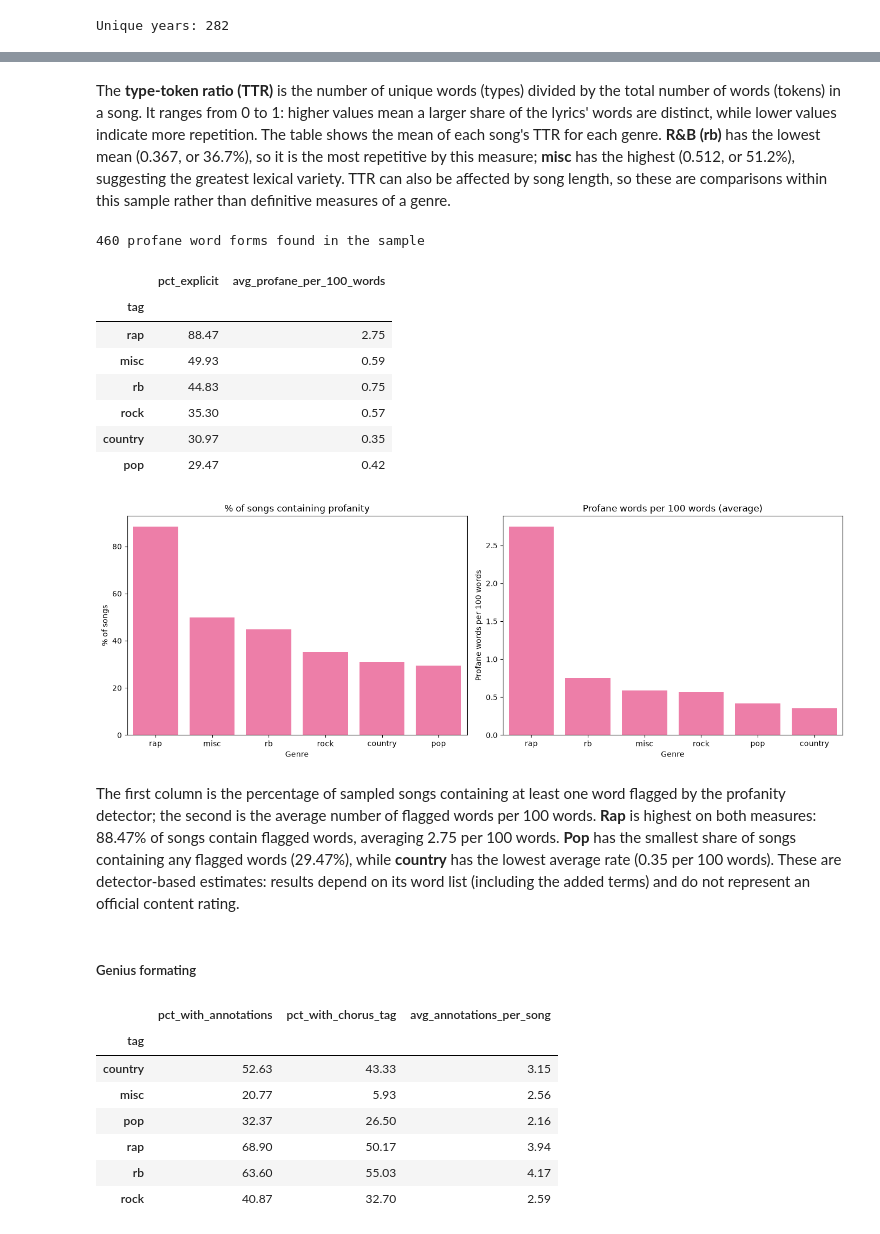
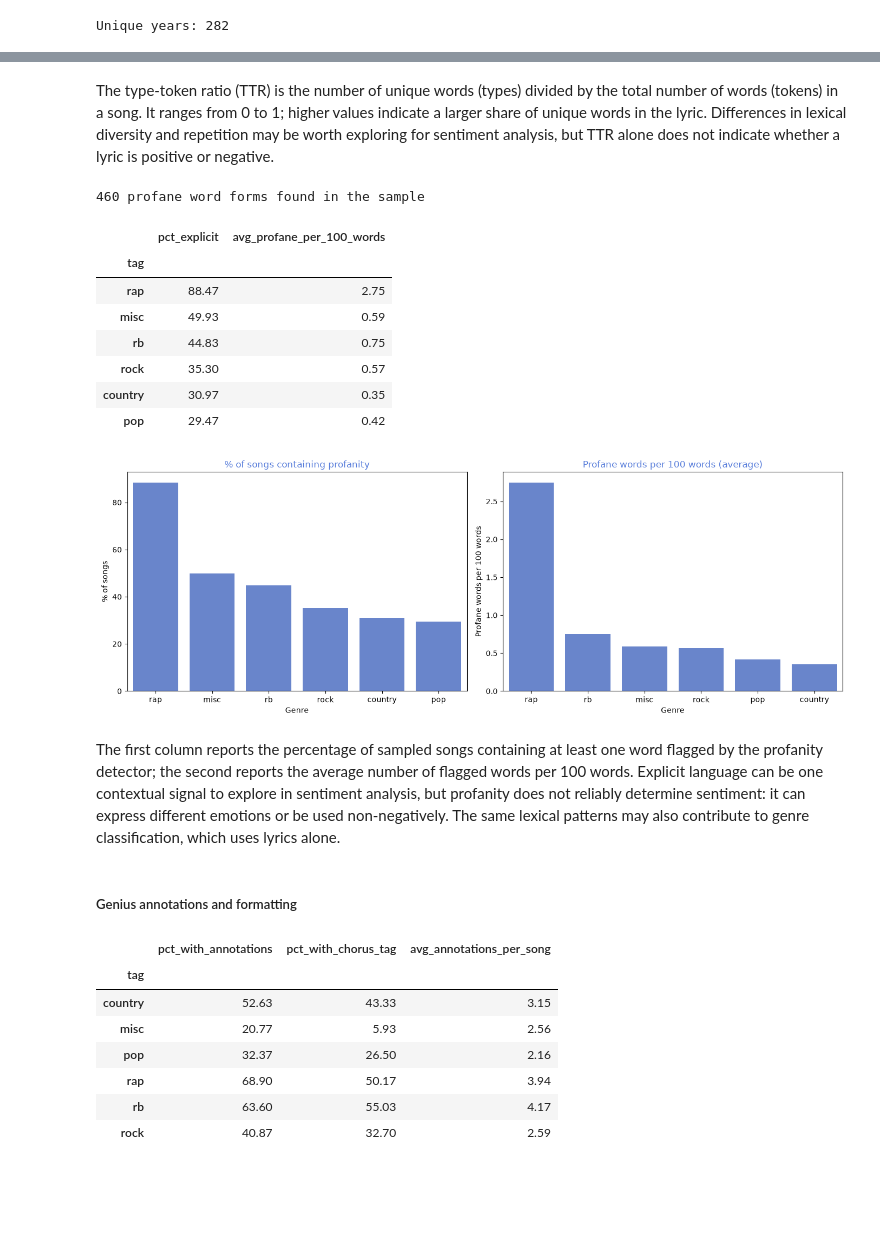
Before and after one commit to jnfpm/Text-Mining-, a Jupyter notebook: EDA.ipynb, the cells around one changed output, grey strips where cells are left out. Cells and saved outputs as stored; diff of their text form; code cells hidden in the pictures; blank space fills up the shorter version.

```diff
--- a/EDA.ipynb
+++ b/EDA.ipynb
@@ -56,7 +60,10 @@ import pandas as pd
 import matplotlib.pyplot as plt
 import seaborn as sns
 import numpy as np
-from sklearn.model_selection import train_test_split
 import importlib, utils
-importlib.reload(utils)
-from utils import get_info_batch, get_song_info, fix_translation_artists, fix_all_translation_artists
+
+
+PRIMARY_COLOR = "#4166c4"
+SECONDARY_COLOR = "#597edb"
+CHART_COLORS = sns.color_palette(sns.light_palette(SECONDARY_COLOR, n_colors=6, reverse=True))
+plt.rcParams.update({'axes.titlecolor': SECONDARY_COLOR, 'axes.titleweight': 'normal'})
@@ -247,12 +303,12 @@ tags = df_train['tag'].unique()
 df_train['lyrics_length'] = df_train['lyrics'].str.len()
 
 fig, axes = plt.subplots(2, 3, figsize=(15, 8), sharex=True, sharey=True)
-pink = '#ff6ca4'
+pink = SECONDARY_COLOR
 
 for ax, tag in zip(axes.flatten(), tags):
     subset = df_train[df_train['tag'] == tag]
     sns.kdeplot(data=subset, x='lyrics_length', ax=ax, fill=True, color=pink, alpha=0.65)
-    ax.set_title(tag)
+    ax.set_title(tag, color=SECONDARY_COLOR, fontweight='normal')
     ax.set_xlabel('Lyrics length (characters)')
 
 plt.xlim(0, df_train['lyrics_length'].quantile(0.99))  # clip long tail
@@ -469,6 +524,5 @@ plt.show()
 # %% [markdown]
-
-The **type-token ratio (TTR)** is the number of unique words (types) divided by the total number of words (tokens) in a song. It ranges from 0 to 1: higher values mean a larger share of the lyrics' words are distinct, while lower values indicate more repetition. The table shows the mean of each song's TTR for each genre. **R&B (rb)** has the lowest mean (0.367, or 36.7%), so it is the most repetitive by this measure; **misc** has the highest (0.512, or 51.2%), suggesting the greatest lexical variety. TTR can also be affected by song length, so these are comparisons within this sample rather than definitive measures of a genre.
+The type-token ratio (TTR) is the number of unique words (types) divided by the total number of words (tokens) in a song. It ranges from 0 to 1; higher values indicate a larger share of unique words in the lyric. Differences in lexical diversity and repetition may be worth exploring for sentiment analysis, but TTR alone does not indicate whether a lyric is positive or negative.
 # %%
 
 
@@ -486,41 +540,40 @@ print(f"{len(profane_vocab)} profane word forms found in the sample")
 sample_df['profane_count'] = words.apply(lambda song: sum(w in profane_vocab for w in song))
 sample_df['has_profanity'] = sample_df['profane_count'] > 0
 sample_df['profanity_per_100_words'] = 100 * sample_df['profane_count'] / sample_df['word_count'].replace(0, np.nan)
 
 profanity_by_genre = sample_df.groupby('tag').agg(
     pct_explicit=('has_profanity', lambda s: 100 * s.mean()),
     avg_profane_per_100_words=('profanity_per_100_words', 'mean'),
 ).round(2).sort_values('pct_explicit', ascending=False)
 display(profanity_by_genre)
 
 fig, axes = plt.subplots(1, 2, figsize=(14, 5))
 sns.barplot(x=profanity_by_genre.index, y=profanity_by_genre['pct_explicit'], color=pink, ax=axes[0])
-axes[0].set_title('% of songs containing profanity')
+axes[0].set_title('% of songs containing profanity', color=SECONDARY_COLOR, fontweight='normal')
 axes[0].set_xlabel('Genre')
 axes[0].set_ylabel('% of songs')
 profanity_rate_order = profanity_by_genre['avg_profane_per_100_words'].sort_values(ascending=False).index
 sns.barplot(x=profanity_by_genre.index, y=profanity_by_genre['avg_profane_per_100_words'], order=profanity_rate_order, color=pink, ax=axes[1])
-axes[1].set_title('Profane words per 100 words (average)')
+axes[1].set_title('Profane words per 100 words (average)', color=SECONDARY_COLOR, fontweight='normal')
 axes[1].set_xlabel('Genre')
 axes[1].set_ylabel('Profane words per 100 words')
 plt.tight_layout()
 plt.show()
 # %% [output]
 460 profane word forms found in the sample
 |  | pct_explicit | avg_profane_per_100_words |
 | tag |  |  |
 | rap | 88.47 | 2.75 |
 | misc | 49.93 | 0.59 |
 | rb | 44.83 | 0.75 |
 | rock | 35.30 | 0.57 |
 | country | 30.97 | 0.35 |
 | pop | 29.47 | 0.42 |
-[figure, old version]
+[figure, new version]
 # %% [markdown]
-
-The first column is the percentage of sampled songs containing at least one word flagged by the profanity detector; the second is the average number of flagged words per 100 words. **Rap** is highest on both measures: 88.47% of songs contain flagged words, averaging 2.75 per 100 words. **Pop** has the smallest share of songs containing any flagged words (29.47%), while **country** has the lowest average rate (0.35 per 100 words). These are detector-based estimates: results depend on its word list (including the added terms) and do not represent an official content rating.
+The first column reports the percentage of sampled songs containing at least one word flagged by the profanity detector; the second reports the average number of flagged words per 100 words. Explicit language can be one contextual signal to explore in sentiment analysis, but profanity does not reliably determine sentiment: it can express different emotions or be used non-negatively. The same lexical patterns may also contribute to genre classification, which uses lyrics alone.
 # %% [markdown]
-##### Genius formating
+<h5>Genius annotations and formatting</h5>
 # %%
 #Genius formating
 
```
Also changed, not shown: parts of 83 cells of this notebook, 10 other files.
